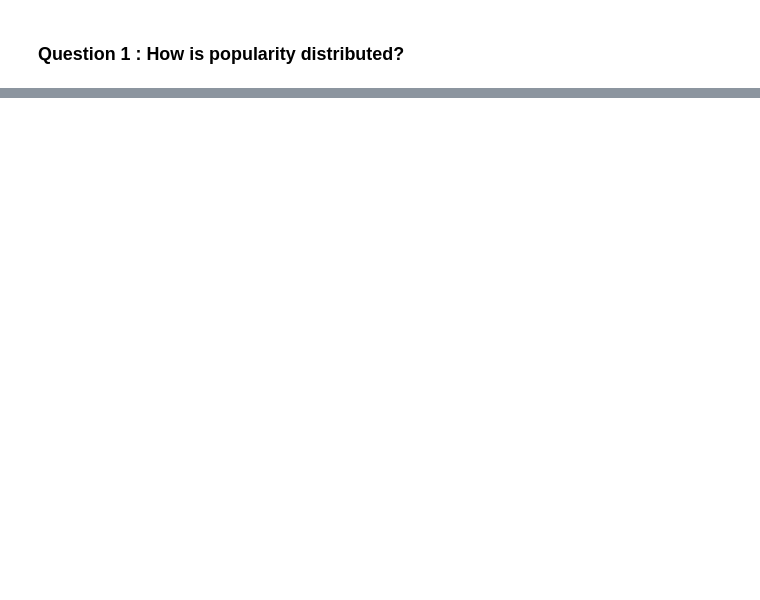
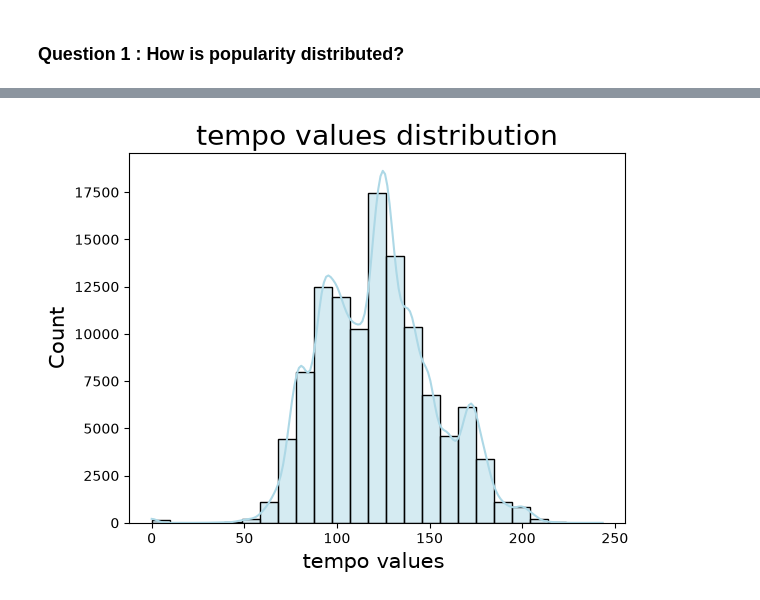
Before and after one commit to Krishna-Git4567/spotify-mood-genre-analysis, a Jupyter notebook: notebooks/02_EDA.ipynb, the cells around one changed output, grey strips where cells are left out. Cells and saved outputs as stored; diff of their text form; code cells hidden in the pictures; blank space fills up the shorter version.

```diff
--- a/notebooks/02_EDA.ipynb
+++ b/notebooks/02_EDA.ipynb
@@ -29,0 +37,8 @@ Text(0, 0.5, 'Count')
+# %%
+sns.histplot(df["tempo"], bins= 25, kde=True, color= "lightblue")
+plt.title("tempo values distribution", fontsize = 20)
+plt.xlabel("tempo values " , fontsize= 15)
+plt.ylabel("Count" , fontsize= 15)
+plt.savefig("../visuals/tempo_dist.png", dpi=300)
+# %% [output]
+[figure, added]
```
Also changed, not shown: parts of 20 cells of this notebook, 7 other files.
